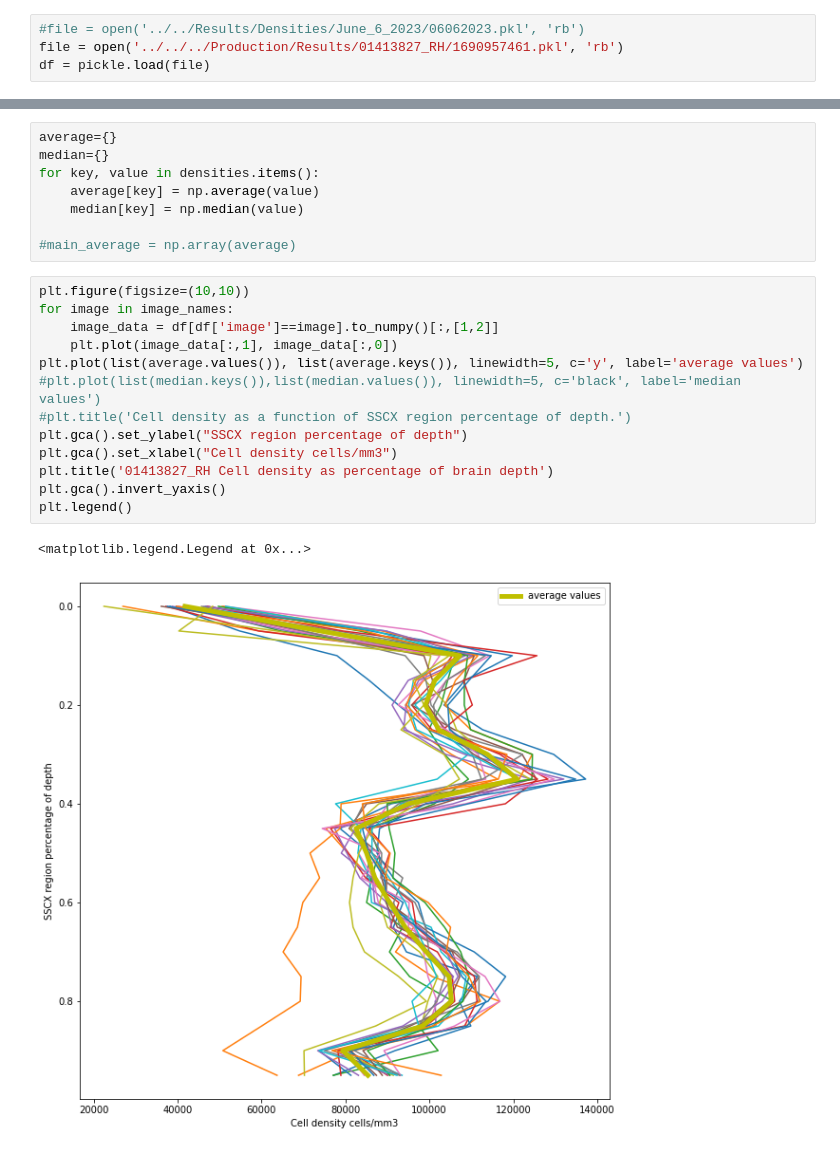
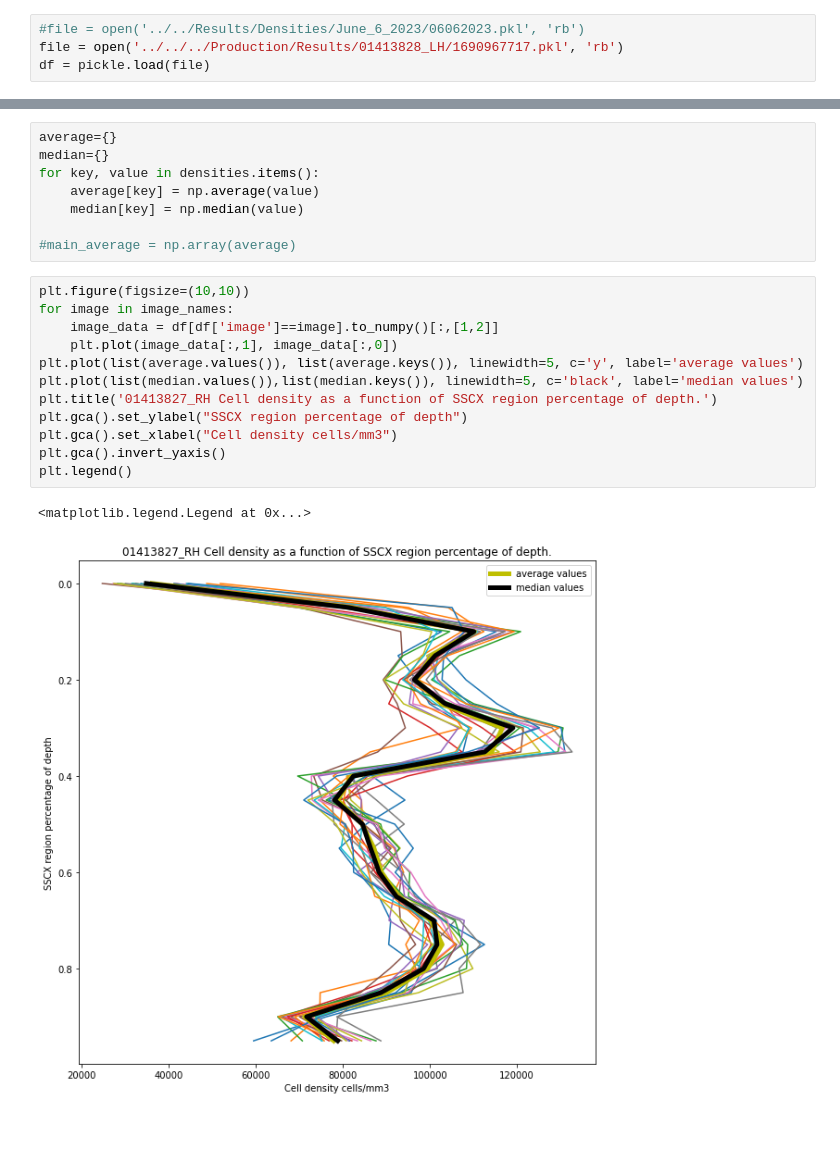
Before and after one commit to jacquemi-bbp/rat_sscx_nissl_analysis, a Jupyter notebook: Notebooks/cells densitiy.ipynb, the cells around one changed output, grey strips where cells are left out. Drawn from its saved outputs; the diff is of its cells as text.

```diff
--- a/Notebooks/cells densitiy.ipynb
+++ b/Notebooks/cells densitiy.ipynb
@@ -6,7 +6,7 @@ import pickle5 as pickle
 from collections import defaultdict
 # %%
 #file = open('../../Results/Densities/June_6_2023/06062023.pkl', 'rb')
-file = open('../../../Production/Results/01413827_RH/1690957461.pkl', 'rb')
+file = open('../../../Production/Results/01413828_LH/1690967717.pkl', 'rb')
 df = pickle.load(file)
 # %%
 # REmove NaN values
@@ -32,16 +32,15 @@ for key, value in densities.items():
 # %%
 plt.figure(figsize=(10,10))
 for image in image_names:
     image_data = df[df['image']==image].to_numpy()[:,[1,2]]
     plt.plot(image_data[:,1], image_data[:,0])
 plt.plot(list(average.values()), list(average.keys()), linewidth=5, c='y', label='average values')
-#plt.plot(list(median.keys()),list(median.values()), linewidth=5, c='black', label='median values')
-#plt.title('Cell density as a function of SSCX region percentage of depth.')
+plt.plot(list(median.values()),list(median.keys()), linewidth=5, c='black', label='median values')
+plt.title('01413827_RH Cell density as a function of SSCX region percentage of depth.')
 plt.gca().set_ylabel("SSCX region percentage of depth")
 plt.gca().set_xlabel("Cell density cells/mm3")
-plt.title('01413827_RH Cell density as percentage of brain depth')
 plt.gca().invert_yaxis()
 plt.legend()
 # %% [output]
 <matplotlib.legend.Legend at 0x...>
-[figure, old version]
+[figure, new version]
```
Also changed, not shown: 16 other files.
